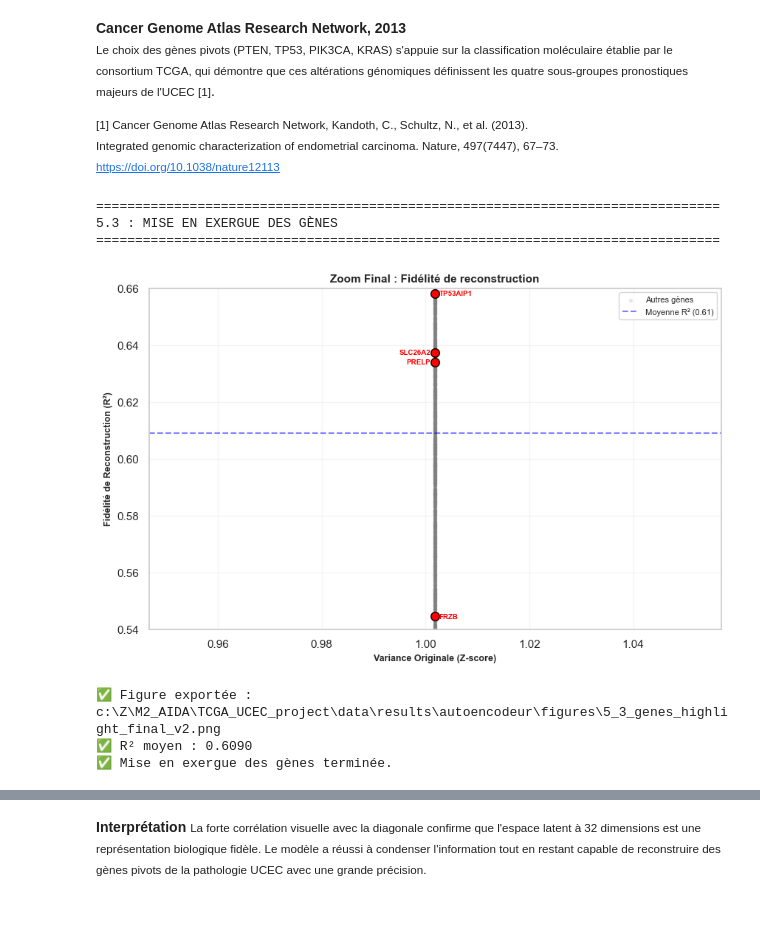
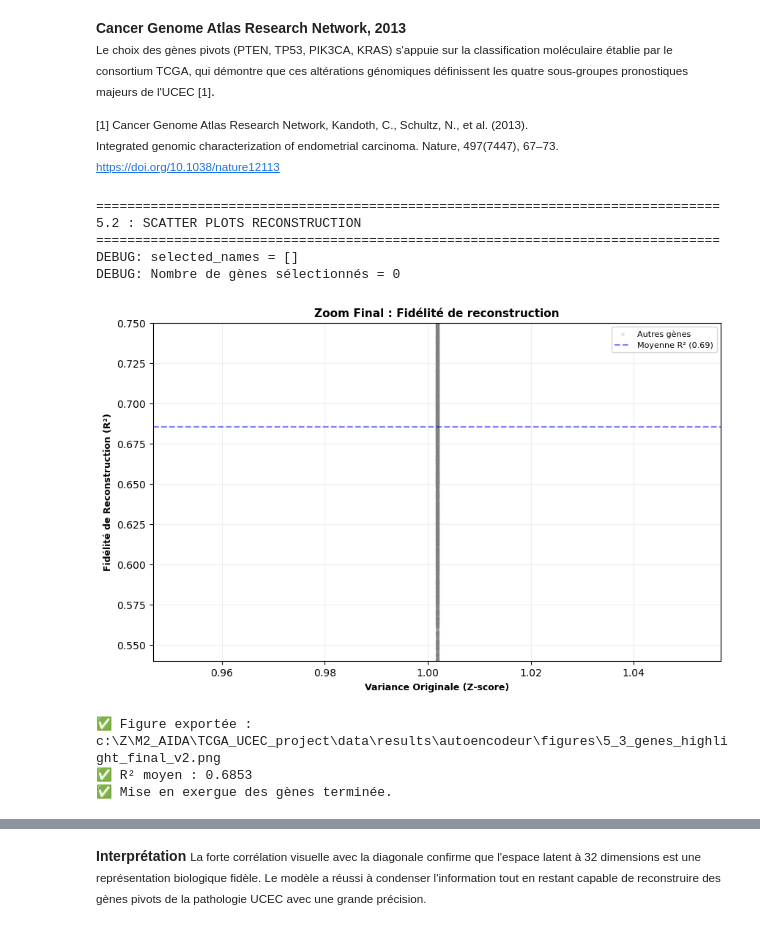
Before and after one commit to mylaila/TCGA_UCEC_project, a Jupyter notebook: 0E_ml_autoencodeur.ipynb, the cells around one changed output, grey strips where cells are left out. Drawn from its saved outputs; the diff is of its cells as text; code cells hidden in the pictures.

```diff
--- a/0E_ml_autoencodeur.ipynb
+++ b/0E_ml_autoencodeur.ipynb
@@ -804,18 +805,24 @@ print(f"✅ Evaluation de la qualité de reconstruction terminée.")
 import os
 import numpy as np
 import matplotlib.pyplot as plt
-import seaborn as sns
 from sklearn.metrics import r2_score
 
 print("="*80)
-print("5.3 : MISE EN EXERGUE DES GÈNES")
+print("5.2 : SCATTER PLOTS RECONSTRUCTION")
 print("="*80)
+
+# Sélection gènes (Cible littérature ou Aléatoire)
+known_genes = ['PTEN', 'TP53', 'PIK3CA', 'KRAS']
+selected_indices, selected_names = [], []
 
 r2_all = [r2_score(X_full.values[:, i], X_reconstructed[:, i]) for i in range(X_full.shape[1])]
 variances = X_full.var().values
 
 plt.figure(figsize=(10, 6))
 plt.scatter(variances, r2_all, alpha=0.15, color='gray', s=8, label='Autres gènes')
+
+print(f"DEBUG: selected_names = {selected_names}")
+print(f"DEBUG: Nombre de gènes sélectionnés = {len(selected_names)}")
 
 for i, name in enumerate(selected_names):
     idx = X_full.columns.get_loc(name)
@@ -827,39 +834,40 @@ for i, name in enumerate(selected_names):
     if i % 2 == 0:
         ha = 'left'
         x_offset = 0.0008
     else:
         ha = 'right'
         x_offset = -0.0008
 
     plt.text(x_val + x_offset, y_val, name,
              fontsize=7, weight='bold', color='red',
              va='center', ha=ha, zorder=6)
 
 plt.axhline(y=np.mean(r2_all), color='blue', linestyle='--', alpha=0.5, label=f'Moyenne R² ({np.mean(r2_all):.2f})')
 
-# Limites demandées
-plt.ylim(0.540, 0.660)
+plt.ylim(0.540, 0.75)
 
 plt.xlabel('Variance Originale (Z-score)', fontsize=9, weight='bold')
 plt.ylabel('Fidélité de Reconstruction (R²)', fontsize=9, weight='bold')
 plt.title('Zoom Final : Fidélité de reconstruction', fontsize=11, weight='bold')
 plt.legend(loc='upper right', fontsize=8)
 plt.grid(alpha=0.2)
 
 save_path = os.path.join(DIRS['FIGURES'], '5_3_genes_highlight_final_v2.png')
 plt.savefig(save_path, dpi=300, bbox_inches='tight')
 plt.show()
 
 print(f"\n✅ Figure exportée : {save_path}")
 print(f"✅ R² moyen : {np.mean(r2_all):.4f}")
 print(f"✅ Mise en exergue des gènes terminée.")
 # %% [output]
 ================================================================================
-5.3 : MISE EN EXERGUE DES GÈNES
+5.2 : SCATTER PLOTS RECONSTRUCTION
 ================================================================================
+DEBUG: selected_names = []
+DEBUG: Nombre de gènes sélectionnés = 0
-[figure, old version]
+[figure, new version]
 ✅ Figure exportée : c:\Z\M2_AIDA\TCGA_UCEC_project\data\results\autoencodeur\figures\5_3_genes_highlight_final_v2.png
-✅ R² moyen : 0.6090
+✅ R² moyen : 0.6853
 ✅ Mise en exergue des gènes terminée.
 # %%
 import os
```
Also changed, not shown: parts of 19 cells of this notebook, 28 other files.
